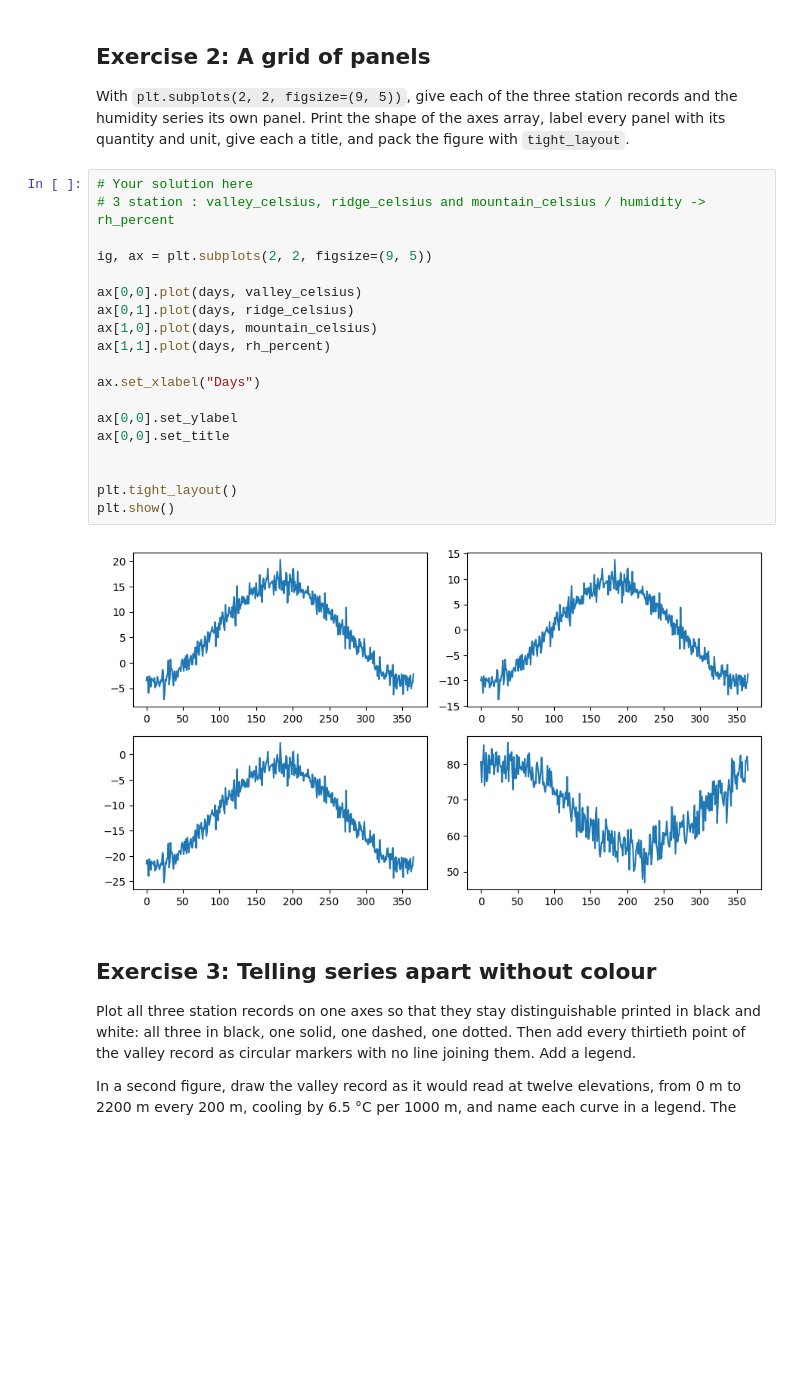
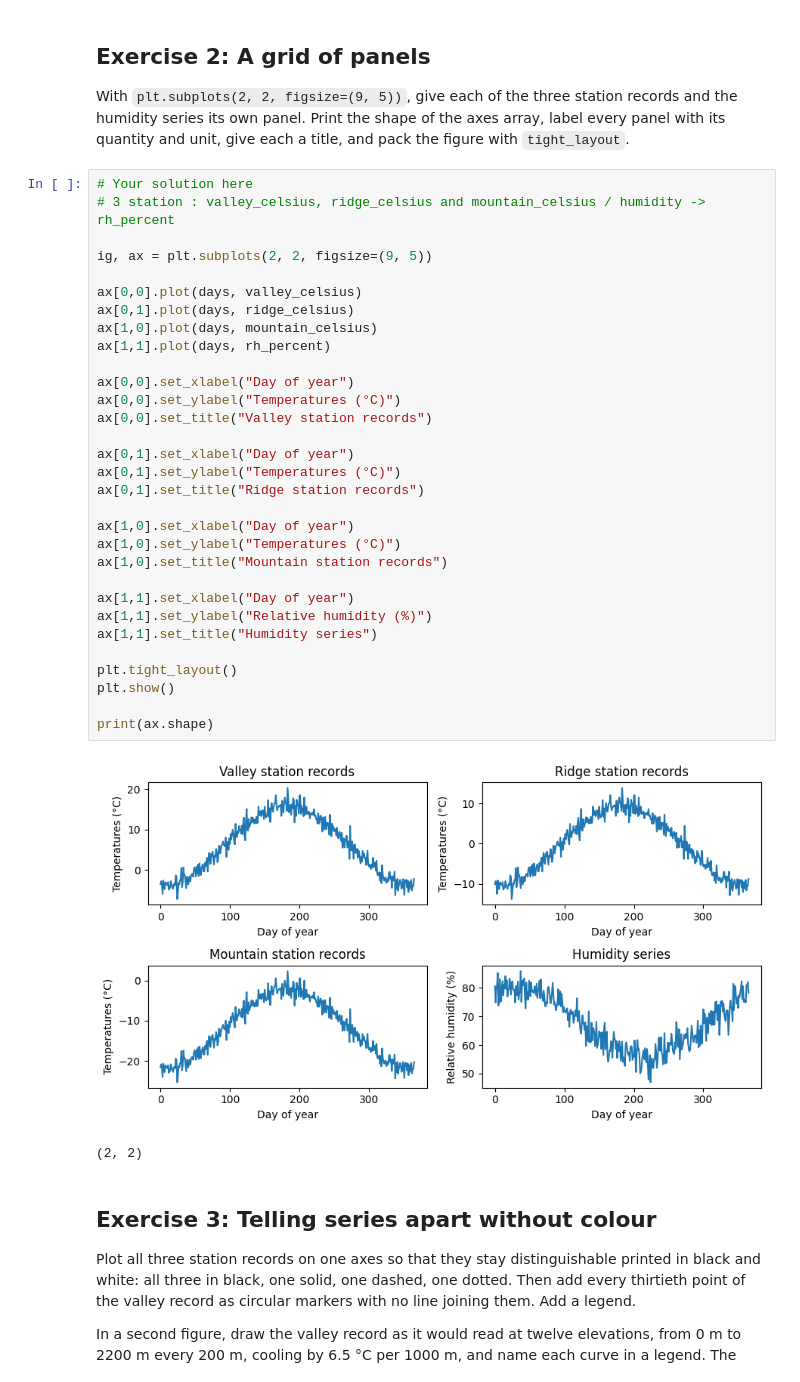
Before and after one commit to Lorena-garciamorais/2026_Intro_Python, a Jupyter notebook: live/part-I/1.4-matplotlib-and-xarray-exercises.ipynb, the cells around one changed output. Cells and saved outputs as stored; diff of their text form; blank space fills up the shorter version.

```diff
--- a/live/part-I/1.4-matplotlib-and-xarray-exercises.ipynb
+++ b/live/part-I/1.4-matplotlib-and-xarray-exercises.ipynb
@@ -68,24 +68,37 @@ quantity and unit, give each a title, and pack the figure with `tight_layout`.
 # %%
 # Your solution here
 # 3 station : valley_celsius, ridge_celsius and mountain_celsius / humidity -> rh_percent
 
 ig, ax = plt.subplots(2, 2, figsize=(9, 5))
 
 ax[0,0].plot(days, valley_celsius)
 ax[0,1].plot(days, ridge_celsius)
 ax[1,0].plot(days, mountain_celsius)
 ax[1,1].plot(days, rh_percent)
 
-ax.set_xlabel("Days")
+ax[0,0].set_xlabel("Day of year")
+ax[0,0].set_ylabel("Temperatures (°C)")
+ax[0,0].set_title("Valley station records")
 
-ax[0,0].set_ylabel
-ax[0,0].set_title
+ax[0,1].set_xlabel("Day of year")
+ax[0,1].set_ylabel("Temperatures (°C)")
+ax[0,1].set_title("Ridge station records")
 
+ax[1,0].set_xlabel("Day of year")
+ax[1,0].set_ylabel("Temperatures (°C)")
+ax[1,0].set_title("Mountain station records")
+
+ax[1,1].set_xlabel("Day of year")
+ax[1,1].set_ylabel("Relative humidity (%)")
+ax[1,1].set_title("Humidity series")
 
 plt.tight_layout()
 plt.show()
+
+print(ax.shape)
 # %% [output]
-[figure, old version]
+[figure, new version]
+(2, 2)
 # %% [markdown]
 ## Exercise 3: Telling series apart without colour
 
```
